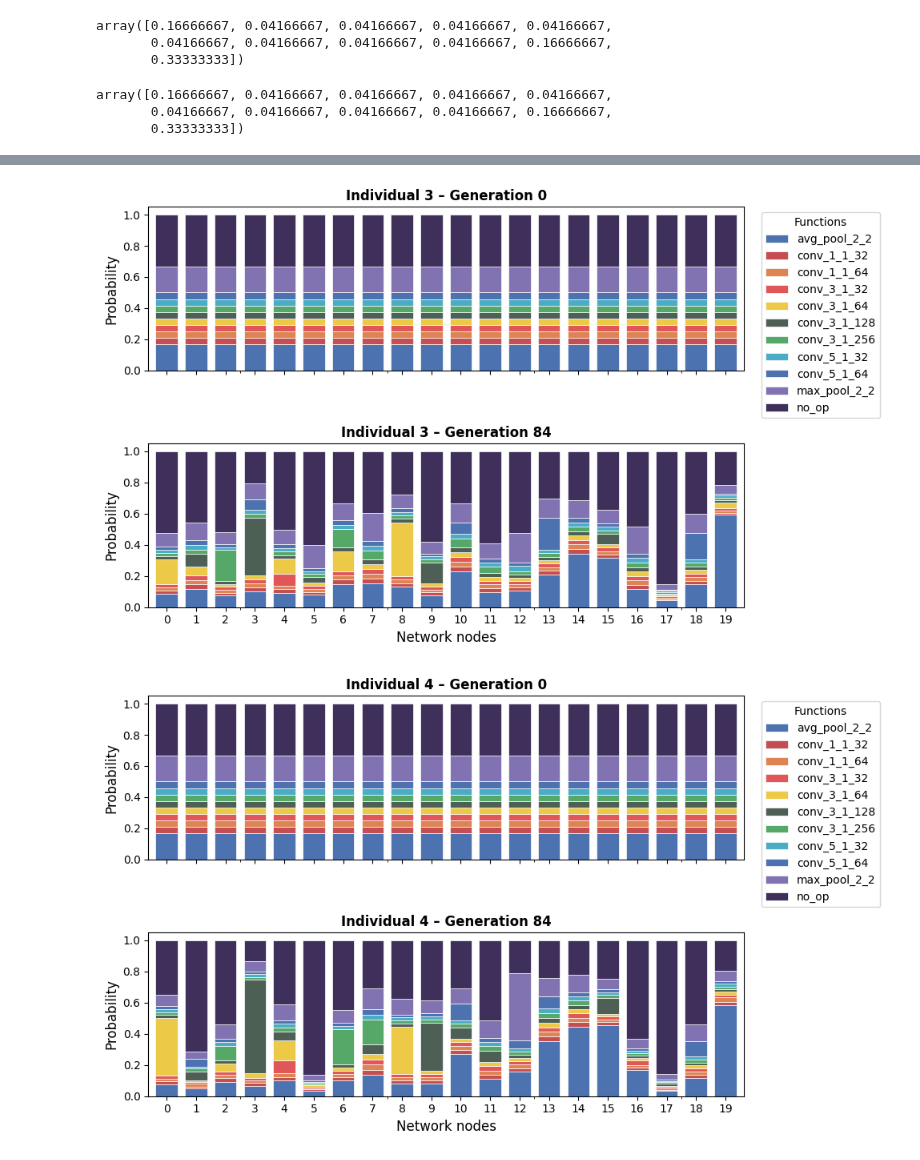
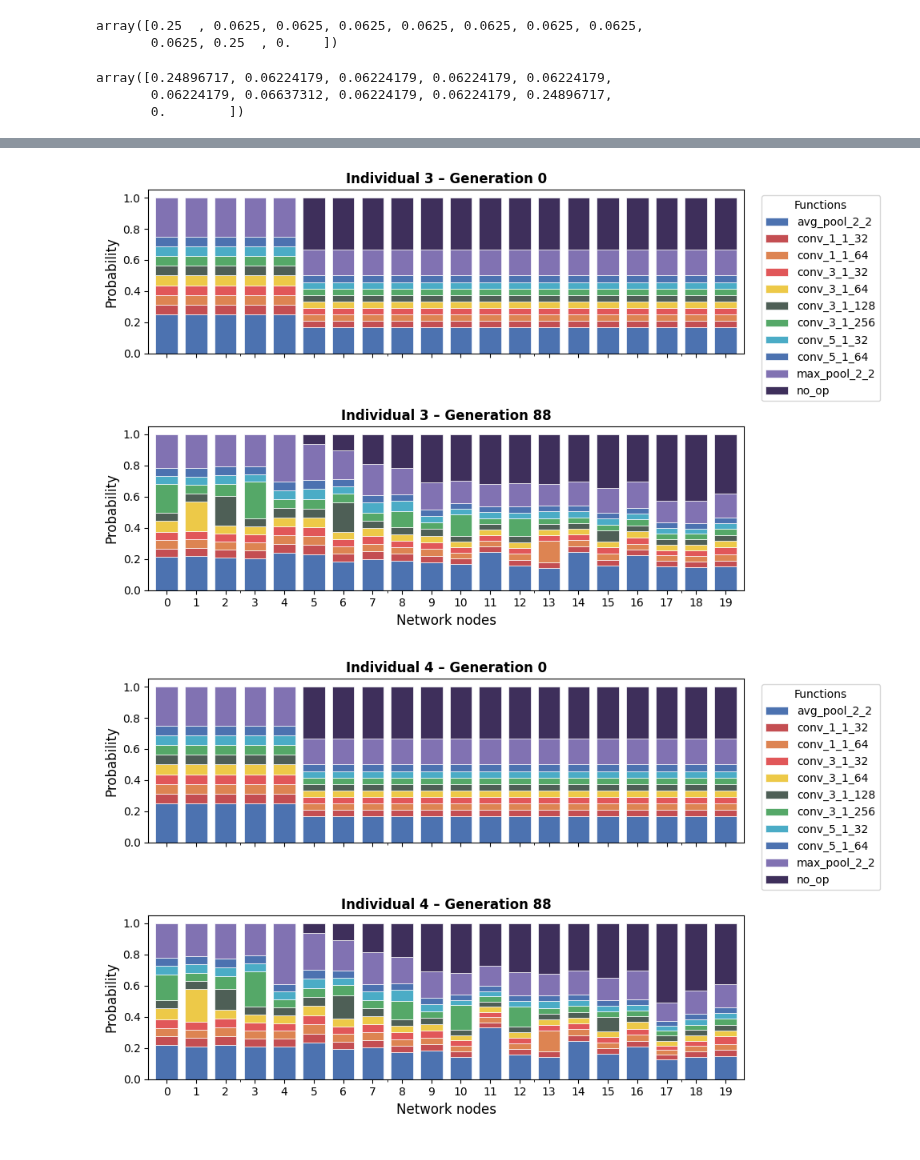
Before and after one commit to DiegoPaezA/MoQ-NAS, a Jupyter notebook: notebooks/results_probs_study.ipynb, the cells around one changed output, grey strips where cells are left out. Saved outputs shown, nothing was run; the diff lists cells and outputs as text; code cells hidden in the pictures.

```diff
--- a/notebooks/results_probs_study.ipynb
+++ b/notebooks/results_probs_study.ipynb
@@ -11,10 +11,11 @@ import hashlib
 from collections import defaultdict
 # %%
 base_path = os.getcwd()
+main_dir = os.path.dirname(base_path)
 file_name = 'experiment_v3_cifar10/exp5_repeat_1/data_QNAS.pkl'
-file_name2 = 'experiment_v3_cifar10/exp11_repeat_1/data_QNAS.pkl'
-file_path = os.path.join(base_path, file_name)
-file_path2 = os.path.join(base_path, file_name2)
+file_name2 = 'experiment_cifar10_qfamily/qnas/exp22_repeat_1/data_QNAS.pkl'
+file_path = os.path.join(main_dir, file_name)
+file_path2 = os.path.join(main_dir, file_name2)
 # %%
 def read_data(file_path):
     with open(file_path, 'rb') as f:
@@ -144,18 +145,17 @@ labels = list(my_palette.keys())
 # %%
 data_2[0]['net_probs'][0][0]
 # %% [output]
-array([0.16666667, 0.04166667, 0.04166667, 0.04166667, 0.04166667,
-       0.04166667, 0.04166667, 0.04166667, 0.04166667, 0.16666667,
-       0.33333333])
+array([0.25  , 0.0625, 0.0625, 0.0625, 0.0625, 0.0625, 0.0625, 0.0625,
+       0.0625, 0.25  , 0.    ])
 # %%
 data_2[4]['net_probs'][3][0]
 # %% [output]
-array([0.16666667, 0.04166667, 0.04166667, 0.04166667, 0.04166667,
-       0.04166667, 0.04166667, 0.04166667, 0.04166667, 0.16666667,
-       0.33333333])
+array([0.24896717, 0.06224179, 0.06224179, 0.06224179, 0.06224179,
+       0.06224179, 0.06637312, 0.06224179, 0.06224179, 0.24896717,
+       0.        ])
 # %%
 # 2. Pick your two generations (first and last):
-data_2 = read_data(file_name2)
+data_2 = read_data(file_path2)
 gens = [0, max(data_2.keys())]
 
 # 3. Call the plot function, tweaking figsize to taste:
@@ -177,2 +177,2 @@ for ind in range(5):
-[figure, old version]
+[figure, new version]
-[figure, old version]
+[figure, new version]
```
Also changed, not shown: parts of 3 cells of this notebook.
